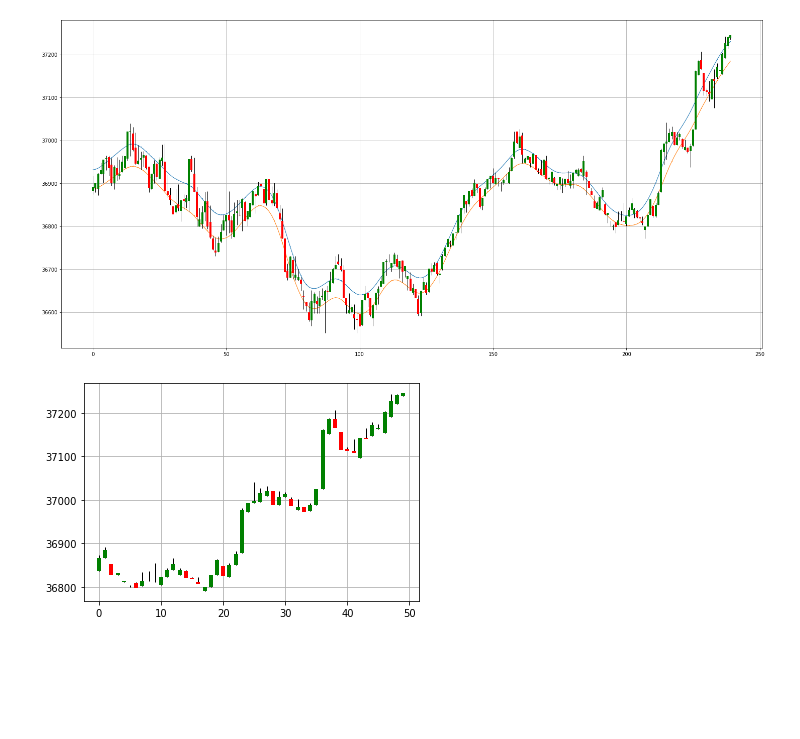
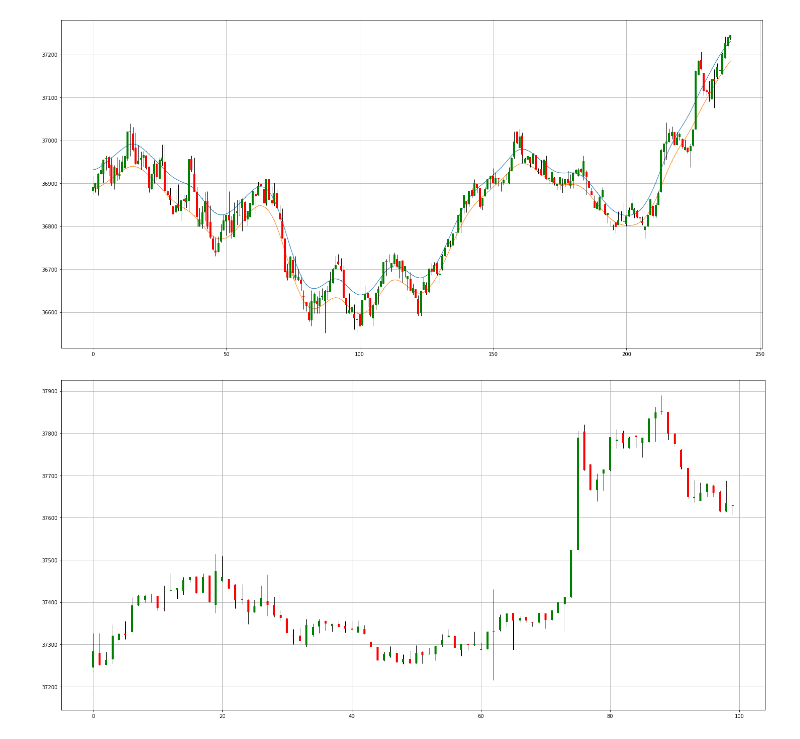
Before and after one commit to sky1307/Hackaithon_10MD_3day, a Jupyter notebook: test.ipynb, the cells around one changed output. Saved outputs shown, nothing was run; the diff lists cells and outputs as text; code cells hidden in the pictures; blank space fills up the shorter version.

```diff
--- a/test.ipynb
+++ b/test.ipynb
@@ -212,7 +231,30 @@ def ohlc_plot(Data, window, name):
 ohlc_plot(my_ohlc_data, 240, '')
 # %% [output]
 [figure]
-# %%
-ohlc_plot(my_ohlc_data, 50, '')
-# %% [output]
-[figure, removed]
+# %%
+dt_ = np.array(dt)
+def plot_(Data, window, name):
+    plt.subplots(1, figsize=(25, 12))
+    Chosen = Data[:window, ]
+    plt.plot(Q_,marker=',', linewidth='1', label="Q_" )
+    plt.plot(H_,marker=',', linewidth='1', label="H_" )
+    for i in range(len(Chosen)):
+
+        plt.vlines(x = i, ymin = Chosen[i, 3], ymax = Chosen[i, 2], color = 'black', linewidth = 1)
+
+        if Chosen[i, 4] > Chosen[i, 1]:
+            color_chosen = 'green'
+            plt.vlines(x = i, ymin = Chosen[i, 1], ymax = Chosen[i, 4], color = color_chosen, linewidth = 4)
+        if Chosen[i, 4] < Chosen[i, 1]:
+            color_chosen = 'red'
+            plt.vlines(x = i, ymin = Chosen[i, 4], ymax = Chosen[i, 1], color = color_chosen, linewidth = 4)
+
+        if Chosen[i, 4] == Chosen[i, 1]:
+            color_chosen = 'black'
+            plt.vlines(x = i, ymin = Chosen[i, 4], ymax = Chosen[i, 1], color = color_chosen, linewidth = 4)
+
+    plt.grid()
+    plt.title(name)
+plot_(dt_, 100, '')
+# %% [output]
+[figure, added]
```
Also changed, not shown: parts of 5 cells of this notebook, 3 other files.
